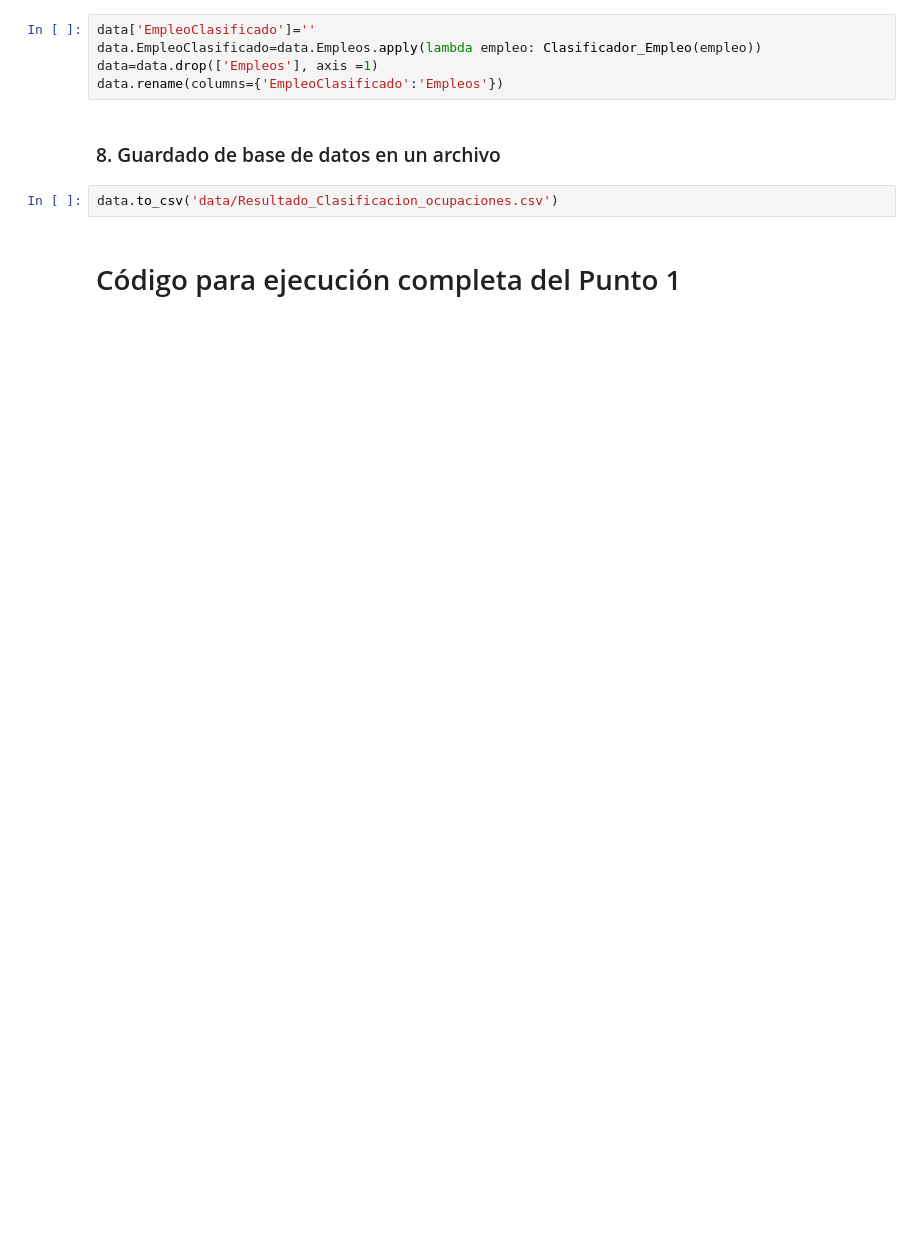
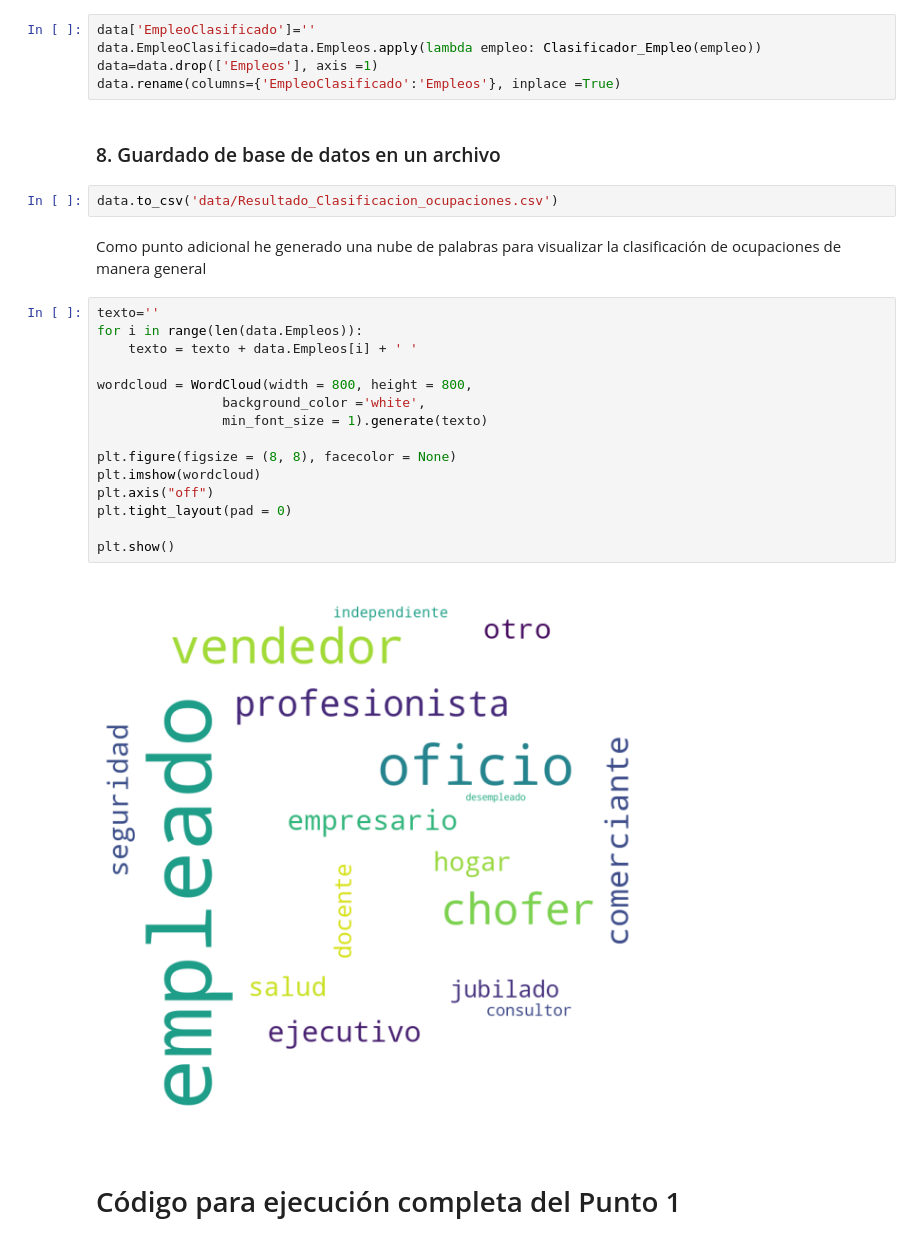
Before and after one commit to albertoid/Prueba-Tecnica-YoFio, a Jupyter notebook: Prueba Técnica Data Analyst - YoFio.ipynb, the cells around one changed output. Cells and saved outputs as stored; diff of their text form; blank space fills up the shorter version.

Commit message:
Visualizacion de cantidad de empleos

```diff
--- a/Prueba Técnica Data Analyst - YoFio.ipynb
+++ b/Prueba Técnica Data Analyst - YoFio.ipynb
@@ -102,11 +104,30 @@ def Clasificador_Empleo(listaPalabras, diccionarioGrupos=grupos, precision=3):
 data['EmpleoClasificado']=''
 data.EmpleoClasificado=data.Empleos.apply(lambda empleo: Clasificador_Empleo(empleo))
 data=data.drop(['Empleos'], axis =1)
-data.rename(columns={'EmpleoClasificado':'Empleos'})
+data.rename(columns={'EmpleoClasificado':'Empleos'}, inplace =True)
 # %% [markdown]
 ### 8. Guardado de base de datos en un archivo
 # %%
 data.to_csv('data/Resultado_Clasificacion_ocupaciones.csv')
+# %% [markdown]
+Como punto adicional he generado una nube de palabras para visualizar la clasificación de ocupaciones de manera general
+# %%
+texto=''
+for i in range(len(data.Empleos)):
+    texto = texto + data.Empleos[i] + ' '
+
+wordcloud = WordCloud(width = 800, height = 800,
+                background_color ='white',
+                min_font_size = 1).generate(texto)
+
+plt.figure(figsize = (8, 8), facecolor = None)
+plt.imshow(wordcloud)
+plt.axis("off")
+plt.tight_layout(pad = 0)
+
+plt.show()
+# %% [output]
+[figure, added]
 # %% [markdown]
 # Código para ejecución completa del Punto 1
 # %%
```
Also changed, not shown: parts of 2 cells of this notebook, 2 other files.
